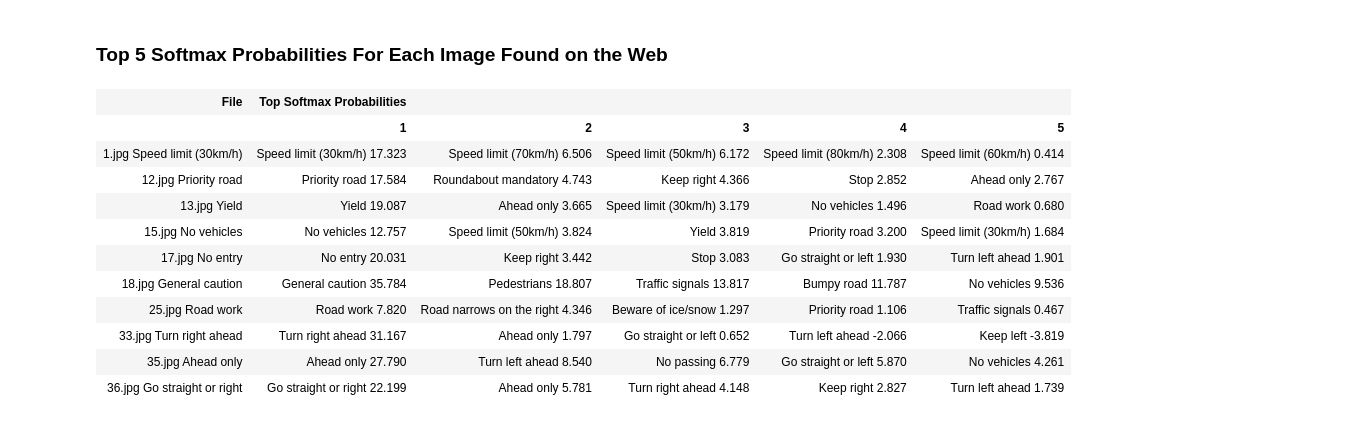
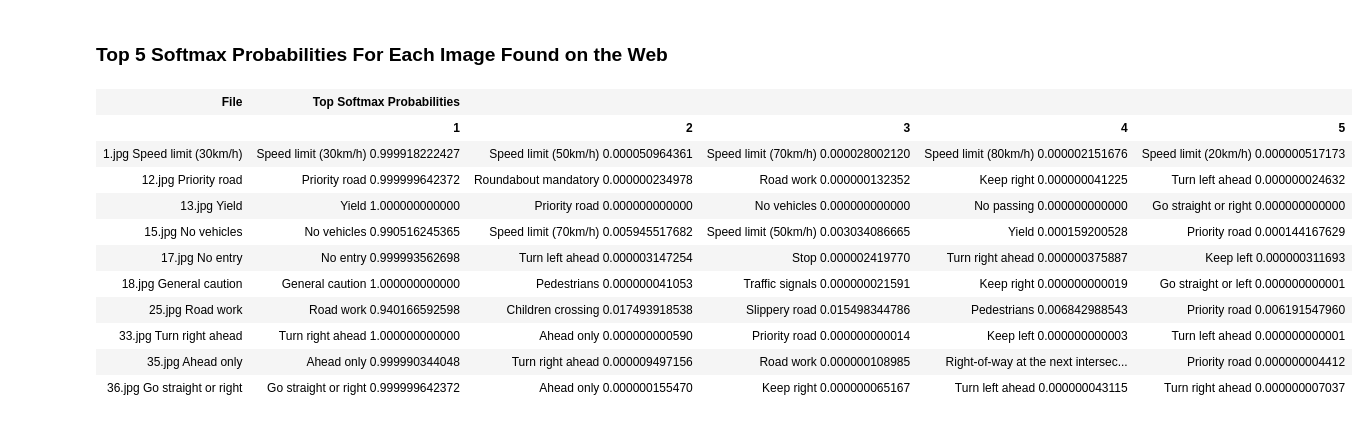
Before and after one commit to alexei379/CarND-Traffic-Sign-Classifier-Project, a Jupyter notebook: Traffic_Sign_Classifier.ipynb, the cells around one changed output. Drawn from its saved outputs; the diff is of its cells as text; code cells hidden in the pictures.

Commit message:
updated softmax

```diff
--- a/Traffic_Sign_Classifier.ipynb
+++ b/Traffic_Sign_Classifier.ipynb
@@ -445,40 +445,38 @@ Accuracy for new images 10 out of 10 = 100.00%
 # %%
 from IPython.display import HTML, display
 
 ### top five softmax probabilities for the predictions on the German traffic sign images found on the web.
 k_prob = 5
 with tf.Session() as sess:
-    TopKV2 = sess.run(tf.nn.top_k(tf.constant(predicted_logits), k=k_prob))
+    TopKV2 = sess.run(tf.nn.top_k(tf.nn.softmax(tf.constant(predicted_logits)), k=k_prob))
 
 table_list = []
-
-
 table_list.append('<table><tr><th rowspan="2">File</th><th colspan="{}">Top Softmax Probabilities</th></tr><tr>'.format(k_prob))
 
 for n in range(0, k_prob):
     table_list.append('<th>{}</th>'.format(n+1))
 table_list.append('</tr>')
 
 
 for n in range(0, len(test_image_filenames)):
     table_list.append('<tr><td><b>{}<br/>{}</b></td>'.format(test_image_filenames[n], labels_to_text[test_image_labels[n]]))
     for i in range(0, len(TopKV2.values[n])):
-        table_list.append('<td>{}<br/>{:.3f}</td>'.format(labels_to_text[TopKV2.indices[n][i]], TopKV2.values[n][i]))
+        table_list.append('<td>{}<br/>{:.12f}</td>'.format(labels_to_text[TopKV2.indices[n][i]], TopKV2.values[n][i]))
     table_list.append('</tr>')
 
 table_list.append('</table>')
 
 display(HTML(''.join(table_list)))
 # %% [output]
 | File | Top Softmax Probabilities |  |  |  |  |
 |  | 1 | 2 | 3 | 4 | 5 |
-| 1.jpg Speed limit (30km/h) | Speed limit (30km/h) 17.323 | Speed limit (70km/h) 6.506 | Speed limit (50km/h) 6.172 | Speed limit (80km/h) 2.308 | Speed limit (60km/h) 0.414 |
-| 12.jpg Priority road | Priority road 17.584 | Roundabout mandatory 4.743 | Keep right 4.366 | Stop 2.852 | Ahead only 2.767 |
-| 13.jpg Yield | Yield 19.087 | Ahead only 3.665 | Speed limit (30km/h) 3.179 | No vehicles 1.496 | Road work 0.680 |
-| 15.jpg No vehicles | No vehicles 12.757 | Speed limit (50km/h) 3.824 | Yield 3.819 | Priority road 3.200 | Speed limit (30km/h) 1.684 |
-| 17.jpg No entry | No entry 20.031 | Keep right 3.442 | Stop 3.083 | Go straight or left 1.930 | Turn left ahead 1.901 |
-| 18.jpg General caution | General caution 35.784 | Pedestrians 18.807 | Traffic signals 13.817 | Bumpy road 11.787 | No vehicles 9.536 |
-| 25.jpg Road work | Road work 7.820 | Road narrows on the right 4.346 | Beware of ice/snow 1.297 | Priority road 1.106 | Traffic signals 0.467 |
-| 33.jpg Turn right ahead | Turn right ahead 31.167 | Ahead only 1.797 | Go straight or left 0.652 | Turn left ahead -2.066 | Keep left -3.819 |
-| 35.jpg Ahead only | Ahead only 27.790 | Turn left ahead 8.540 | No passing 6.779 | Go straight or left 5.870 | No vehicles 4.261 |
-| 36.jpg Go straight or right | Go straight or right 22.199 | Ahead only 5.781 | Turn right ahead 4.148 | Keep right 2.827 | Turn left ahead 1.739 |
+| 1.jpg Speed limit (30km/h) | Speed limit (30km/h) 0.999918222427 | Speed limit (50km/h) 0.000050964361 | Speed limit (70km/h) 0.000028002120 | Speed limit (80km/h) 0.000002151676 | Speed limit (20km/h) 0.000000517173 |
+| 12.jpg Priority road | Priority road 0.999999642372 | Roundabout mandatory 0.000000234978 | Road work 0.000000132352 | Keep right 0.000000041225 | Turn left ahead 0.000000024632 |
+| 13.jpg Yield | Yield 1.000000000000 | Priority road 0.000000000000 | No vehicles 0.000000000000 | No passing 0.000000000000 | Go straight or right 0.000000000000 |
+| 15.jpg No vehicles | No vehicles 0.990516245365 | Speed limit (70km/h) 0.005945517682 | Speed limit (50km/h) 0.003034086665 | Yield 0.000159200528 | Priority road 0.000144167629 |
+| 17.jpg No entry | No entry 0.999993562698 | Turn left ahead 0.000003147254 | Stop 0.000002419770 | Turn right ahead 0.000000375887 | Keep left 0.000000311693 |
+| 18.jpg General caution | General caution 1.000000000000 | Pedestrians 0.000000041053 | Traffic signals 0.000000021591 | Keep right 0.000000000019 | Go straight or left 0.000000000001 |
+| 25.jpg Road work | Road work 0.940166592598 | Children crossing 0.017493918538 | Slippery road 0.015498344786 | Pedestrians 0.006842988543 | Priority road 0.006191547960 |
+| 33.jpg Turn right ahead | Turn right ahead 1.000000000000 | Ahead only 0.000000000590 | Priority road 0.000000000014 | Keep left 0.000000000003 | Turn left ahead 0.000000000001 |
+| 35.jpg Ahead only | Ahead only 0.999990344048 | Turn right ahead 0.000009497156 | Road work 0.000000108985 | Right-of-way at the next intersec... | Priority road 0.000000004412 |
+| 36.jpg Go straight or right | Go straight or right 0.999999642372 | Ahead only 0.000000155470 | Keep right 0.000000065167 | Turn left ahead 0.000000043115 | Turn right ahead 0.000000007037 |
```
Also changed, not shown: parts of 4 cells of this notebook, 4 other files.
